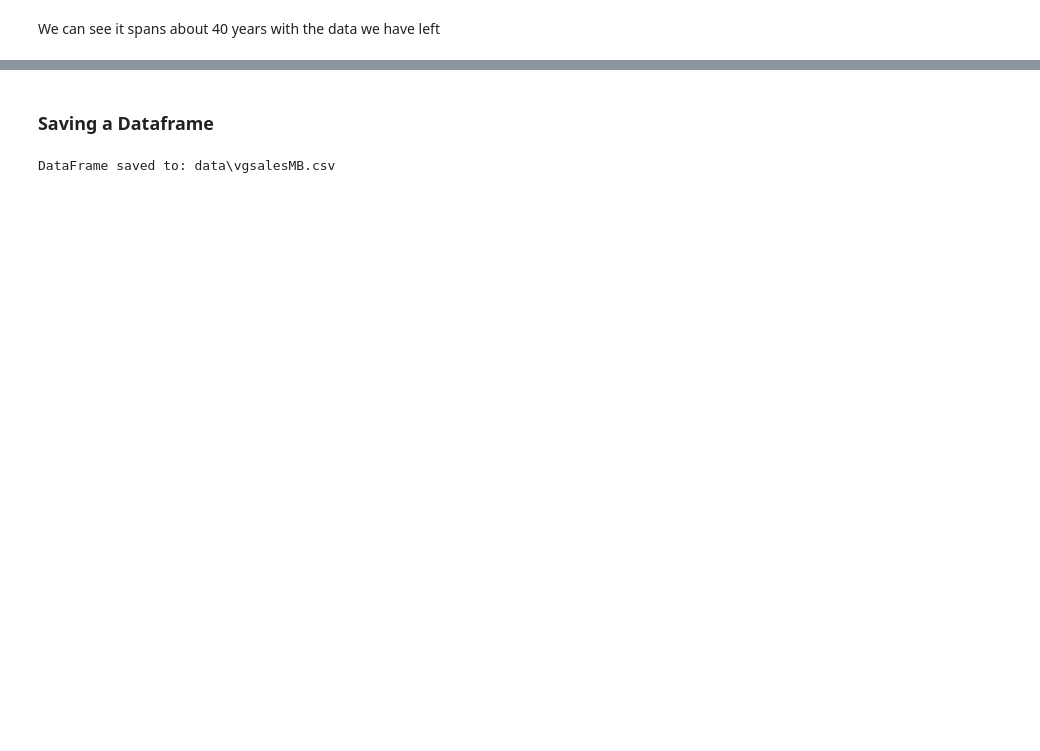
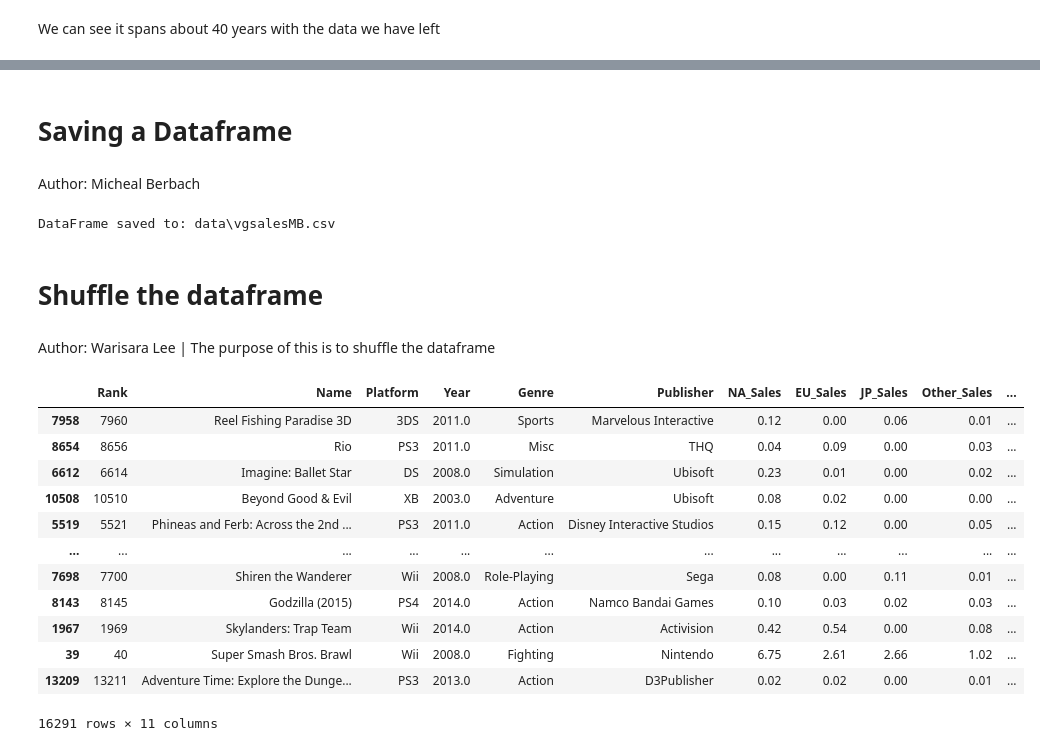
Before and after one commit to itspennyh/CSC177, a Jupyter notebook: dataPreProsUn226.ipynb, the cells around one changed output, grey strips where cells are left out. Saved outputs shown, nothing was run; the diff lists cells and outputs as text; code cells hidden in the pictures; blank space fills up the shorter version.

```diff
--- a/dataPreProsUn226.ipynb
+++ b/dataPreProsUn226.ipynb
@@ -238,5 +229,7 @@ The first car is: Risen
 # %% [markdown]
-### Saving a Dataframe
+# Saving a Dataframe
+# %% [markdown]
+Author: Micheal Berbach
 # %%
 import os
 
@@ -251,3 +244,24 @@ dfMB.to_csv(writeFlnam, index=False)
 print("DataFrame saved to: {}".format(writeFlnam))
 # %% [output]
 DataFrame saved to: data\vgsalesMB.csv
+# %% [markdown]
+# Shuffle the dataframe
+# %% [markdown]
+Author: Warisara Lee | The purpose of this is to shuffle the dataframe
+# %%
+df = df.reindex(np.random.permutation(df.index))
+df
+# %% [output]
+|  | Rank | Name | Platform | Year | Genre | Publisher | NA_Sales | EU_Sales | JP_Sales | Other_Sales | ... |
+| 7958 | 7960 | Reel Fishing Paradise 3D | 3DS | 2011.0 | Sports | Marvelous Interactive | 0.12 | 0.00 | 0.06 | 0.01 | ... |
+| 8654 | 8656 | Rio | PS3 | 2011.0 | Misc | THQ | 0.04 | 0.09 | 0.00 | 0.03 | ... |
+| 6612 | 6614 | Imagine: Ballet Star | DS | 2008.0 | Simulation | Ubisoft | 0.23 | 0.01 | 0.00 | 0.02 | ... |
+| 10508 | 10510 | Beyond Good & Evil | XB | 2003.0 | Adventure | Ubisoft | 0.08 | 0.02 | 0.00 | 0.00 | ... |
+| 5519 | 5521 | Phineas and Ferb: Across the 2nd ... | PS3 | 2011.0 | Action | Disney Interactive Studios | 0.15 | 0.12 | 0.00 | 0.05 | ... |
+| ... | ... | ... | ... | ... | ... | ... | ... | ... | ... | ... | ... |
+| 7698 | 7700 | Shiren the Wanderer | Wii | 2008.0 | Role-Playing | Sega | 0.08 | 0.00 | 0.11 | 0.01 | ... |
+| 8143 | 8145 | Godzilla (2015) | PS4 | 2014.0 | Action | Namco Bandai Games | 0.10 | 0.03 | 0.02 | 0.03 | ... |
+| 1967 | 1969 | Skylanders: Trap Team | Wii | 2014.0 | Action | Activision | 0.42 | 0.54 | 0.00 | 0.08 | ... |
+| 39 | 40 | Super Smash Bros. Brawl | Wii | 2008.0 | Fighting | Nintendo | 6.75 | 2.61 | 2.66 | 1.02 | ... |
+| 13209 | 13211 | Adventure Time: Explore the Dunge... | PS3 | 2013.0 | Action | D3Publisher | 0.02 | 0.02 | 0.00 | 0.01 | ... |
+16291 rows × 11 columns
```
Also changed, not shown: parts of 47 cells of this notebook.
